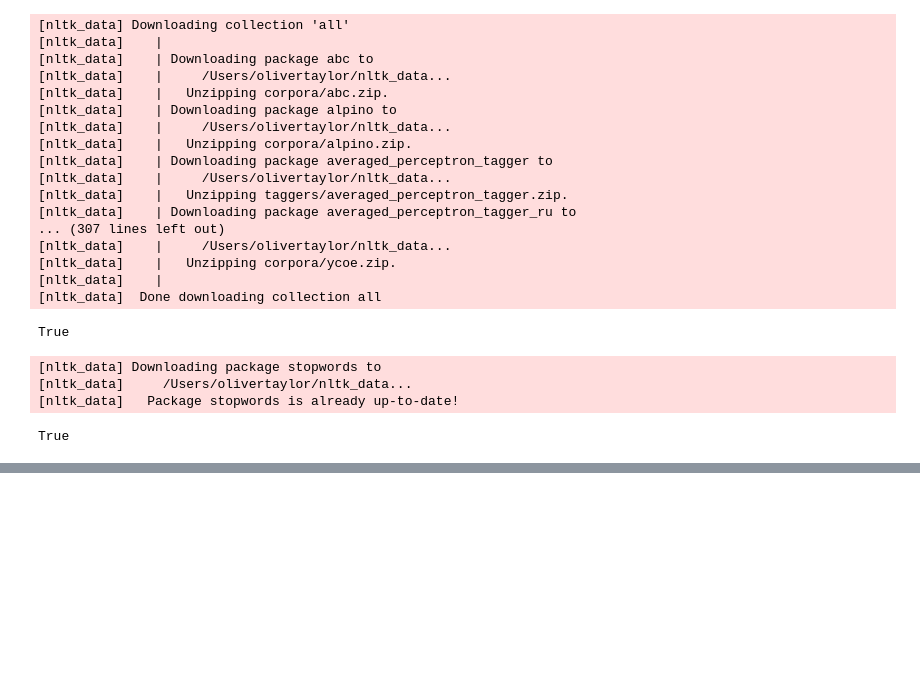
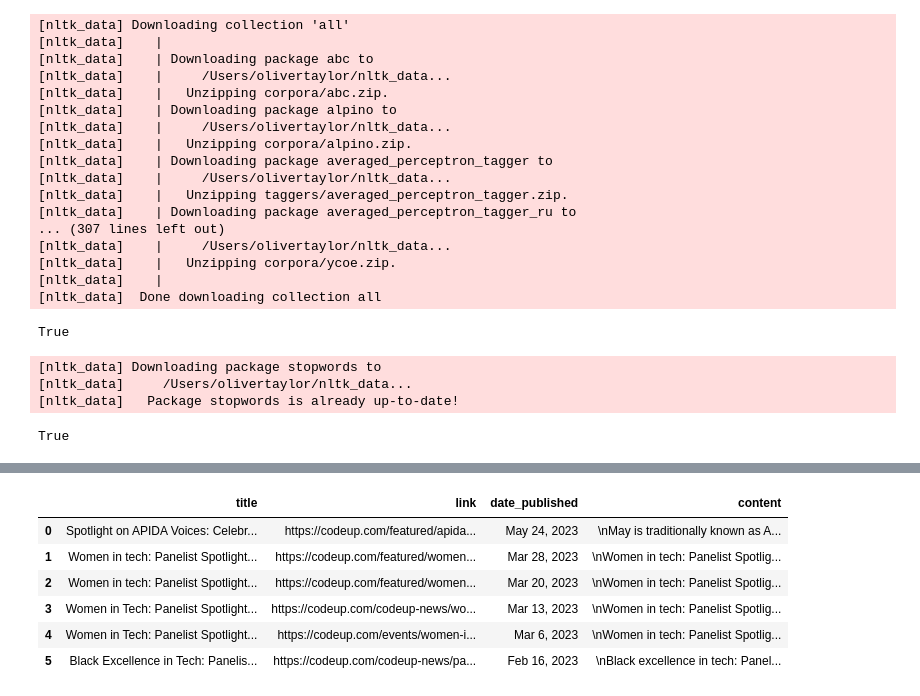
Before and after one commit to OKPTaylor/natural-language-processing-exercises, a Jupyter notebook: prepare.ipynb, the cells around one changed output, grey strips where cells are left out. Drawn from its saved outputs; the diff is of its cells as text; code cells hidden in the pictures; blank space fills up the shorter version.

```diff
--- a/prepare.ipynb
+++ b/prepare.ipynb
@@ -68,0 +101,13 @@ def remove_stopwords(article, extra_words=[], exclude_words=[]):
+# %%
+blogs = acquire.get_blog_articles()
+# %%
+codeup_df = pd.DataFrame(blogs)
+codeup_df
+# %% [output]
+|  | title | link | date_published | content |
+| 0 | Spotlight on APIDA Voices: Celebr... | https://codeup.com/featured/apida... | May 24, 2023 | \nMay is traditionally known as A... |
+| 1 | Women in tech: Panelist Spotlight... | https://codeup.com/featured/women... | Mar 28, 2023 | \nWomen in tech: Panelist Spotlig... |
+| 2 | Women in tech: Panelist Spotlight... | https://codeup.com/featured/women... | Mar 20, 2023 | \nWomen in tech: Panelist Spotlig... |
+| 3 | Women in Tech: Panelist Spotlight... | https://codeup.com/codeup-news/wo... | Mar 13, 2023 | \nWomen in tech: Panelist Spotlig... |
+| 4 | Women in Tech: Panelist Spotlight... | https://codeup.com/events/women-i... | Mar 6, 2023 | \nWomen in tech: Panelist Spotlig... |
+| 5 | Black Excellence in Tech: Panelis... | https://codeup.com/codeup-news/pa... | Feb 16, 2023 | \nBlack excellence in tech: Panel... |
```
Also changed, not shown: parts of 9 cells of this notebook.
